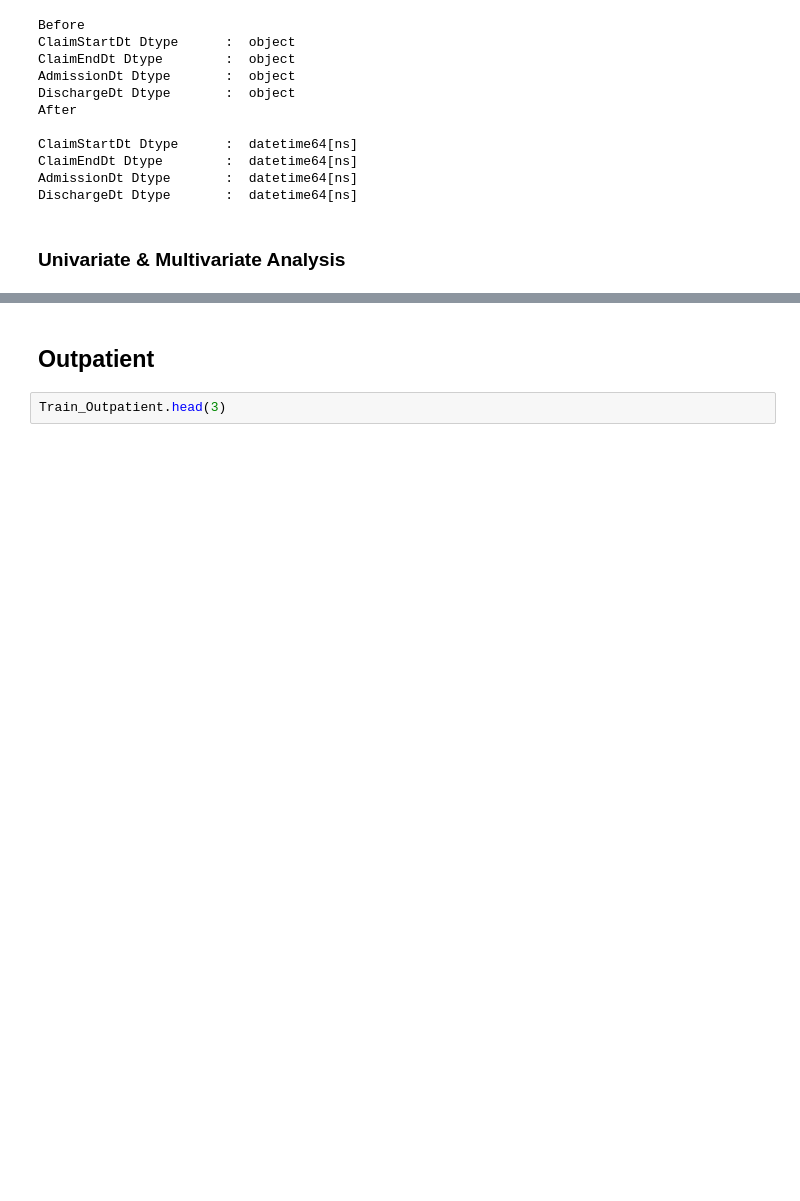
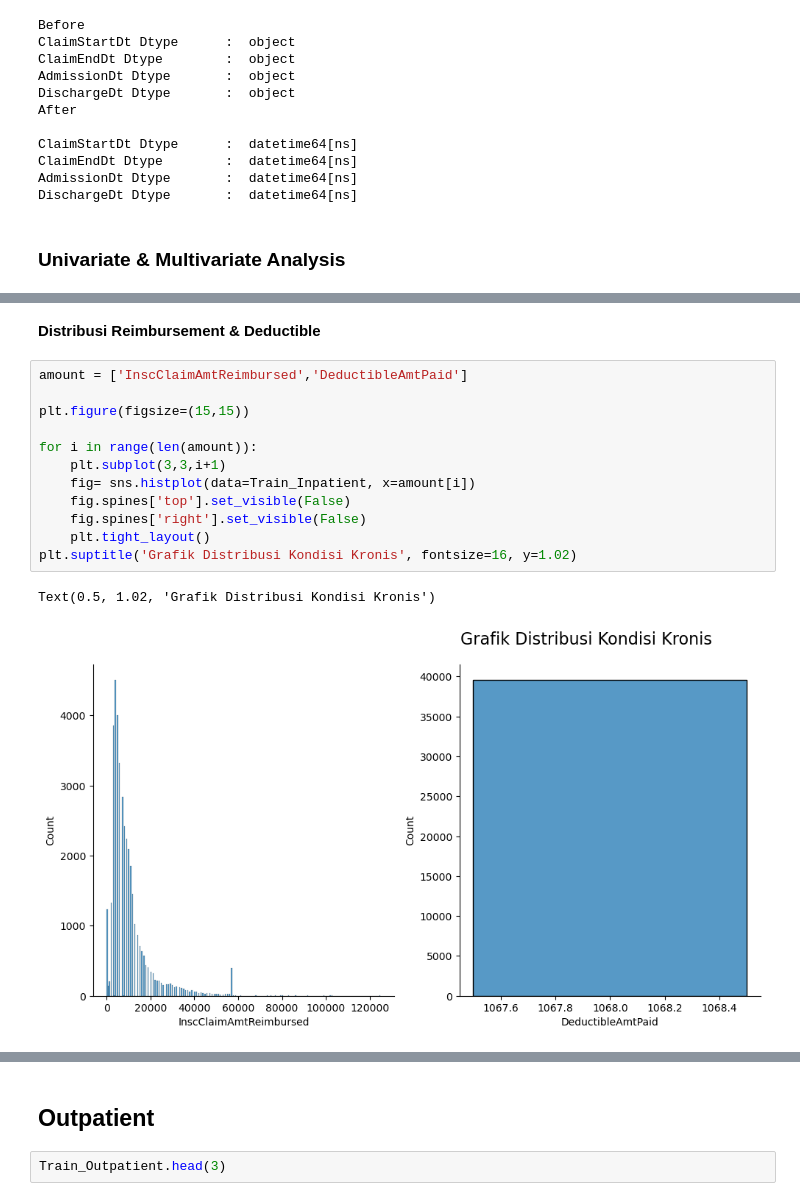
Before and after one commit to JodhiKrisantus/Healthcare-Provider-Fraud-Detection-Analysis, a Jupyter notebook: script_python.ipynb, the cells around one changed output, grey strips where cells are left out. Saved outputs shown, nothing was run; the diff lists cells and outputs as text; blank space fills up the shorter version.

Commit message:
Add Merge all data & EDA

```diff
--- a/script_python.ipynb
+++ b/script_python.ipynb
@@ -458,0 +483,17 @@ DischargeDt Dtype       :  datetime64[ns]
+# %% [markdown]
+**Distribusi Reimbursement & Deductible**
+# %%
+amount = ['InscClaimAmtReimbursed','DeductibleAmtPaid']
+
+plt.figure(figsize=(15,15))
+
+for i in range(len(amount)):
+    plt.subplot(3,3,i+1)
+    fig= sns.histplot(data=Train_Inpatient, x=amount[i])
+    fig.spines['top'].set_visible(False)
+    fig.spines['right'].set_visible(False)
+    plt.tight_layout()
+plt.suptitle('Grafik Distribusi Kondisi Kronis', fontsize=16, y=1.02)
+# %% [output]
+Text(0.5, 1.02, 'Grafik Distribusi Kondisi Kronis')
+[figure, added]
```
Also changed, not shown: parts of 40 cells of this notebook.
